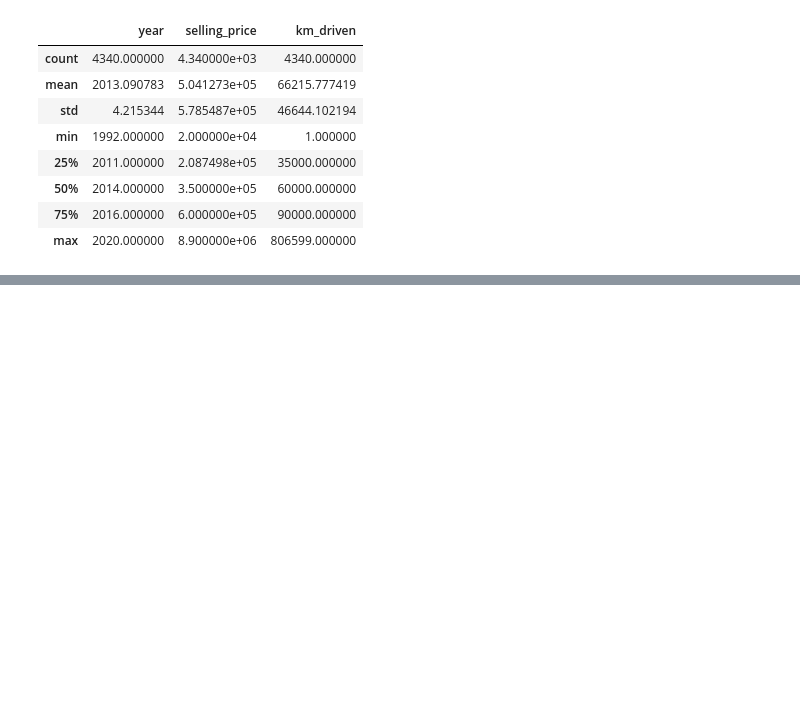
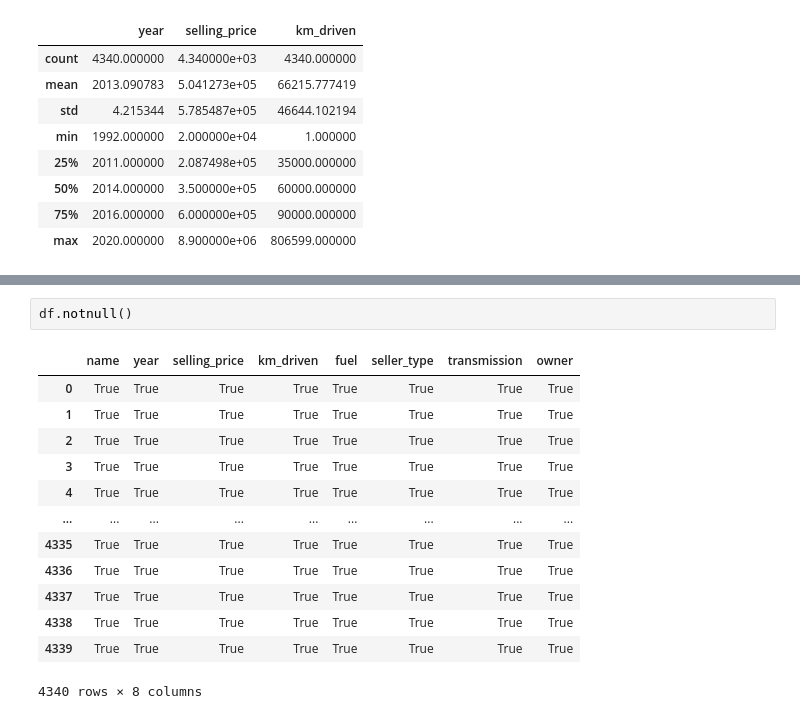
Before and after one commit to Rishant-tech/Data_Analysis, a Jupyter notebook: DA-3(1)-30-07-22.ipynb, the cells around one changed output, grey strips where cells are left out. Drawn from its saved outputs; the diff is of its cells as text; blank space fills up the shorter version.

```diff
--- a/DA-3(1)-30-07-22.ipynb
+++ b/DA-3(1)-30-07-22.ipynb
@@ -213,0 +232,16 @@ df.describe()
+# %%
+df.notnull()
+# %% [output]
+|  | name | year | selling_price | km_driven | fuel | seller_type | transmission | owner |
+| 0 | True | True | True | True | True | True | True | True |
+| 1 | True | True | True | True | True | True | True | True |
+| 2 | True | True | True | True | True | True | True | True |
+| 3 | True | True | True | True | True | True | True | True |
+| 4 | True | True | True | True | True | True | True | True |
+| ... | ... | ... | ... | ... | ... | ... | ... | ... |
+| 4335 | True | True | True | True | True | True | True | True |
+| 4336 | True | True | True | True | True | True | True | True |
+| 4337 | True | True | True | True | True | True | True | True |
+| 4338 | True | True | True | True | True | True | True | True |
+| 4339 | True | True | True | True | True | True | True | True |
+4340 rows × 8 columns
```
Also changed, not shown: parts of 14 cells of this notebook, 4 other files.
